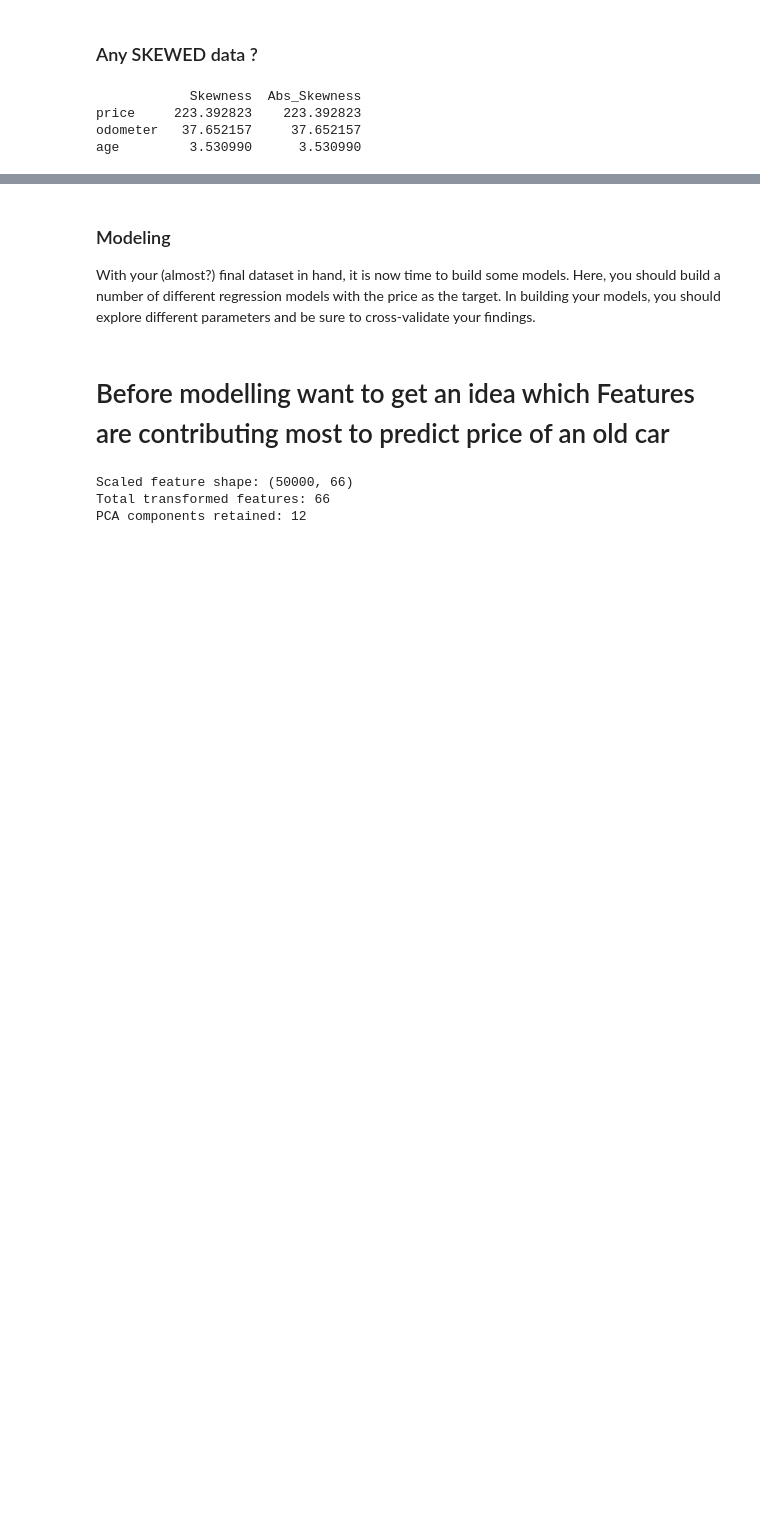
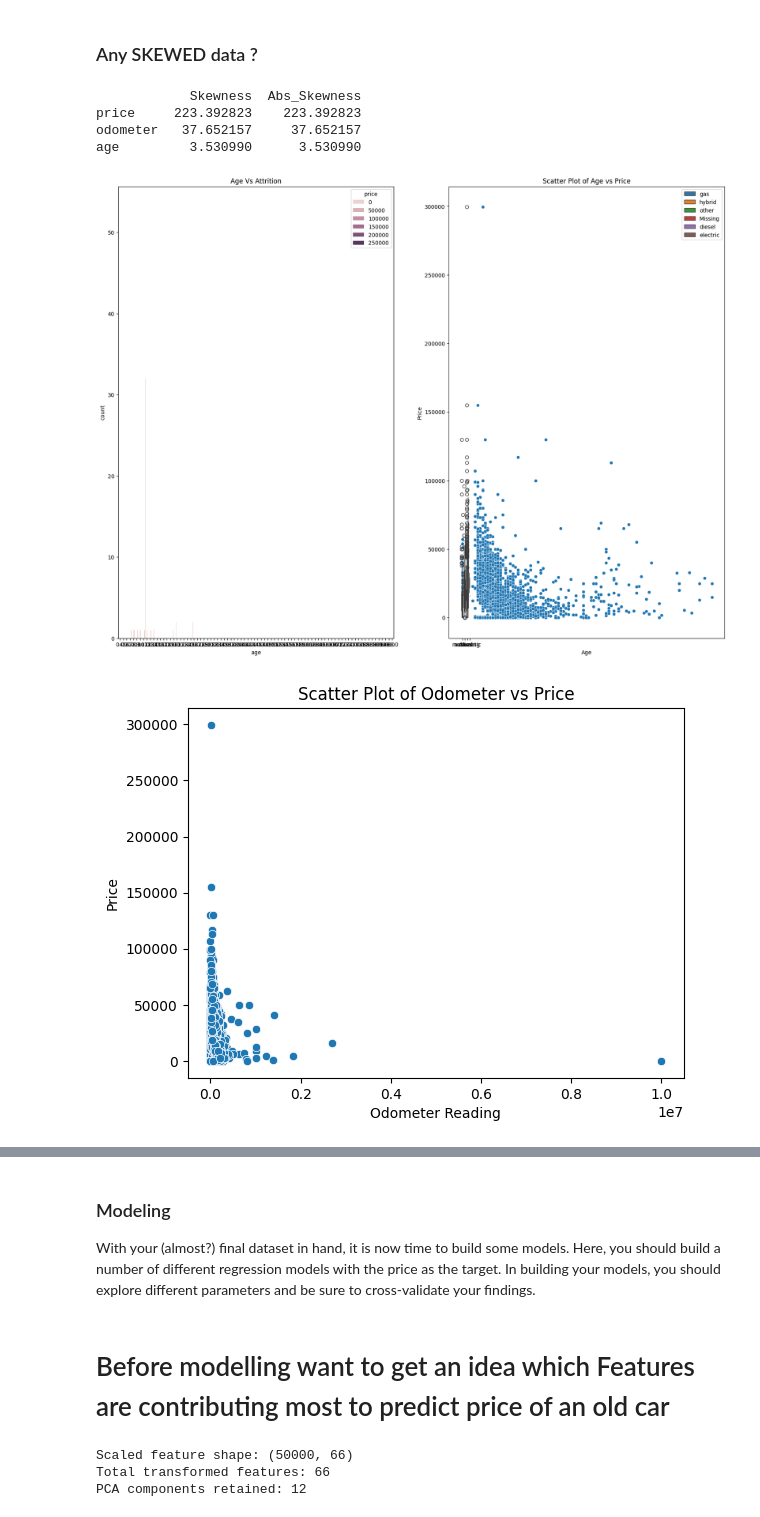
Before and after one commit to chandan-banerjee/used_car_price_model, a Jupyter notebook: prompt_II.ipynb, the cells around one changed output, grey strips where cells are left out. Drawn from its saved outputs; the diff is of its cells as text; code cells hidden in the pictures; blank space fills up the shorter version.

```diff
--- a/prompt_II.ipynb
+++ b/prompt_II.ipynb
@@ -457,3 +445,56 @@ print(skew_results)
 price     223.392823    223.392823
 odometer   37.652157     37.652157
 age         3.530990      3.530990
+# %%
+# use subplots to visualize relationships between condition and price, and age and price, to identify potential outliers or clusters in the data.
+# This can help in understanding how price varies with condition and age, and guide feature selection for modeling.
+# However, due to the large dataset size, we will sample a subset of the data for the scatter plots to ensure they run efficiently
+# while still providing insights into the relationships between these features and price.
+# group the following plts together to visualize relationships between condition and price, and age and price, to identify potential outliers or clusters in the data. This can help in understanding how price varies with condition and age, and guide feature selection for modeling. However, due to the large dataset size, we will sample a subset of the data for the scatter plots to ensure they run efficiently while still providing insights into the relationships between these features and price.
+
+
+plt.figure(figsize=(20,15))
+plt.subplot(121)
+plt.title('Age Vs Attrition')
+sns.countplot(x='age',hue='price',data=car_data_sample.sample(n=5000, random_state=42))
+
+plt.subplot(122)
+plt.title('Transmission Vs Price')
+sns.boxplot(x=car_data_sample['transmission'],y=car_data_sample['price'],hue='fuel',data=car_data_sample.sample(n=5000, random_state=42))
+
+sns.scatterplot(data=car_data_sample.sample(n=5000, random_state=42), x='age', y='price')
+plt.title('Scatter Plot of Age vs Price')
+plt.xlabel('Age')
+plt.ylabel('Price')
+plt.show()
+
+# plot odometer vs price to visualize relationship between mileage and price, and identify potential outliers or clusters in the data. This can help in understanding how price varies with mileage, and guide feature selection for modeling. However, due to the large dataset size, we will sample a subset of the data for the scatter plot to ensure it runs efficiently while still providing insights into the relationship between odometer reading and price.
+sns.scatterplot(data=car_data_sample.sample(n=5000, random_state=42), x='odometer', y='price')
+plt.title('Scatter Plot of Odometer vs Price')
+plt.xlabel('Odometer Reading')
+plt.ylabel('Price')
+plt.show()
+
+# plot transmission & fuel vs price to visualize how price varies across different transmission types and fuel types, and identify potential outliers or clusters in the data. This can help in understanding the impact of these categorical features on price, and guide feature selection for modeling. However, due to the large dataset size, we will sample a subset of the data for the box plots to ensure they run efficiently while still providing insights into the distribution of price across different transmission and fuel types.
+sns.boxplot(data=car_data_sample.sample(n=5000, random_state=42), x='transmission', y='price')
+plt.title('Box Plot of Price by Transmission Type (Sampled Data)')
+plt.xlabel('Transmission Type')
+plt.ylabel('Price')
+plt.show()
+
+sns.boxplot(data=car_data_sample.sample(n=5000, random_state=42), x='fuel', y='price')
+plt.title('Box Plot of Price by Fuel Type (Sampled Data)')
+plt.xlabel('Fuel Type')
+plt.ylabel('Price')
+plt.show()
+
+
+# draw hist using seaborn to visualize distribution of price across different conditions and identify potential outliers or clusters in the data. This can help in understanding how price varies with condition and guide feature selection for modeling. However, due to the large dataset size, we will sample a subset of the data for the histogram to ensure it runs efficiently while still providing insights into the distribution of price across conditions.
+sns.histplot(data=car_data_sample.sample(n=5000, random_state=42), x='price', hue='condition', multiple='stack')
+plt.title('Histogram of Price by Condition (Sampled Data)')
+plt.xlabel('Price')
+plt.ylabel('Count')
+plt.show()
+# %% [output]
+[figure, added]
+[figure, added]
```
Also changed, not shown: parts of 6 cells of this notebook, 2 other files.
